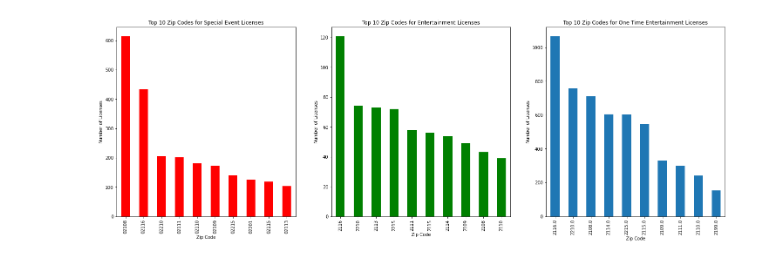
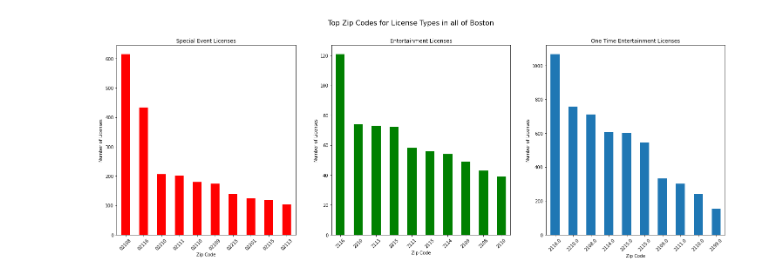
Before and after one commit to BU-Spark/ds-councilor-worrell-small-business, a Jupyter notebook: Deliverable2/licenses.ipynb, the cells around one changed output. Cells and saved outputs as stored; diff of their text form; code cells hidden in the pictures.

Commit message:
added another chart and district zip codes

```diff
--- a/Deliverable2/licenses.ipynb
+++ b/Deliverable2/licenses.ipynb
@@ -1,32 +1,44 @@
 # %%
 #import the license datasets from the datasets/licenses folder
 import pandas as pd
 import matplotlib.pyplot as plt
 
 ote_licenses = pd.read_csv('../datasets/licenses/one_time_entertainment_licenses.csv')
 
 spe_licenses = pd.read_csv('../datasets/licenses/special_event_licenses.csv')
 
 ent_licenses = pd.read_csv('../datasets/licenses/entertainment_licenses.csv')
 
 spe_licenses = spe_licenses[spe_licenses['City'] == 'Boston']
 ent_licenses = ent_licenses[ent_licenses['city'] == 'Boston']
 ote_licenses = ote_licenses[ote_licenses['city'] == 'Boston']
 
-#place the bar graphs side by side, include a legend, make each plot a different color
+district4Zips = [ '01747', '01748', '01757', '02019', '02030', '02035', '02038', '02048', '02052', '02053', '02054', '02056',
+'02062', '02067', '02071', '02072', '02081', '02093', '02115', '02130', '02135', '02215', '02346', '02347', '02356', '02357', '02375',
+'02445', '02446', '02457', '02458', '02459', '02460', '02461', '02462', '02464', '02465', '02466', '02467', '02468', '02472', '02481',
+'02482', '02492', '02494', '02702', '02703', '02715', '02717', '02718', '02720', '02721', '02723', '02725', '02726', '02760', '02762',
+'02763', '02764', '02766', '02767', '02769', '02771', '02777', '02779', '02780', '02790', '02861', '02914' ]
+
+
+#place the bar graphs side by side, include a legend, and label the x and y axes
 fig, ax = plt.subplots(1, 3, figsize=(25, 8))
+#set a title for the figure
+fig.suptitle('Top Zip Codes for License Types in all of Boston', fontsize=16)
 spe_licenses['Zip Code'].value_counts().head(10).plot(kind='bar',color = 'red', ax=ax[0])
-ax[0].set_title('Top 10 Zip Codes for Special Event Licenses')
+ax[0].set_title('Special Event Licenses')
 ax[0].set_xlabel('Zip Code')
 ax[0].set_ylabel('Number of Licenses')
+ax[0].set_xticklabels(spe_licenses['Zip Code'].value_counts().head(10).index, rotation=45)
 ent_licenses['zip'].value_counts().head(10).plot(kind='bar',color = 'green', ax=ax[1])
-ax[1].set_title('Top 10 Zip Codes for Entertainment Licenses')
+ax[1].set_title('Entertainment Licenses')
 ax[1].set_xlabel('Zip Code')
 ax[1].set_ylabel('Number of Licenses')
+ax[1].set_xticklabels(ent_licenses['zip'].value_counts().head(10).index, rotation=45)
 ote_licenses['zip'].value_counts().head(10).plot(kind='bar', ax=ax[2])
-ax[2].set_title('Top 10 Zip Codes for One Time Entertainment Licenses')
+ax[2].set_title('One Time Entertainment Licenses')
 ax[2].set_xlabel('Zip Code')
 ax[2].set_ylabel('Number of Licenses')
+ax[2].set_xticklabels(ote_licenses['zip'].value_counts().head(10).index, rotation=45)
 plt.show()
 # %% [output]
-[figure, old version]
+[figure, new version]
```
Also changed, not shown: parts of 1 cell of this notebook.
